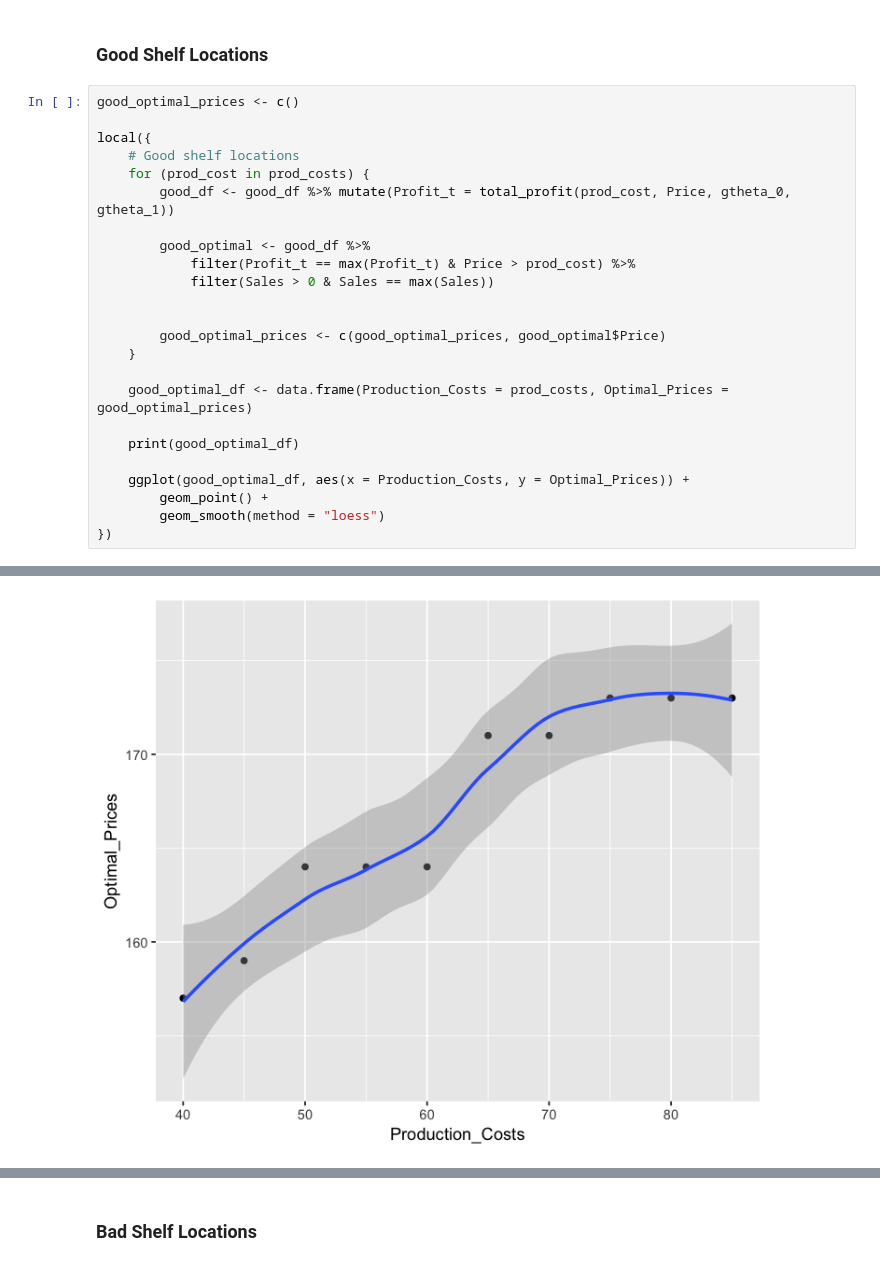
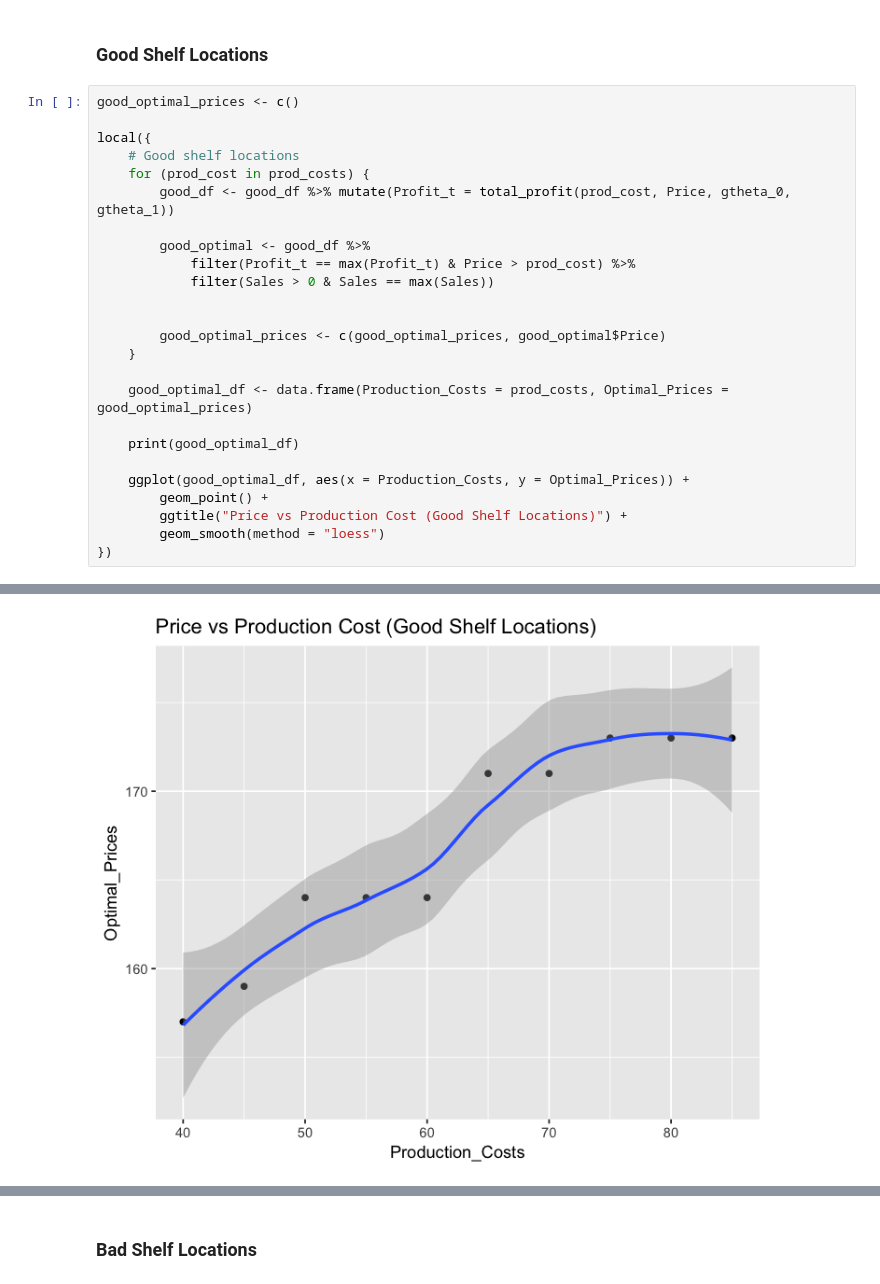
Before and after one commit to nicksspirit/MSBA, a Jupyter notebook: 64037/RNotebook/assignment_1_umuoh.ipynb, the cells around one changed output, grey strips where cells are left out. Cells and saved outputs as stored; diff of their text form.

```diff
--- a/64037/RNotebook/assignment_1_umuoh.ipynb
+++ b/64037/RNotebook/assignment_1_umuoh.ipynb
@@ -222,31 +223,32 @@ local({
         good_df <- good_df %>% mutate(Profit_t = total_profit(prod_cost, Price, gtheta_0, gtheta_1))
 
         good_optimal <- good_df %>%
             filter(Profit_t == max(Profit_t) & Price > prod_cost) %>%
             filter(Sales > 0 & Sales == max(Sales))
 
 
         good_optimal_prices <- c(good_optimal_prices, good_optimal$Price)
     }
 
     good_optimal_df <- data.frame(Production_Costs = prod_costs, Optimal_Prices = good_optimal_prices)
 
     print(good_optimal_df)
 
     ggplot(good_optimal_df, aes(x = Production_Costs, y = Optimal_Prices)) +
         geom_point() +
+        ggtitle("Price vs Production Cost (Good Shelf Locations)") +
         geom_smooth(method = "loess")
 })
 # %% [output]
    Production_Costs Optimal_Prices
 1                40            157
 2                45            159
 3                50            164
 4                55            164
 5                60            164
 6                65            171
 7                70            171
 8                75            173
 9                80            173
 10               85            173
-[figure, old version]
+[figure, new version]
```
Also changed, not shown: parts of 7 cells of this notebook.
